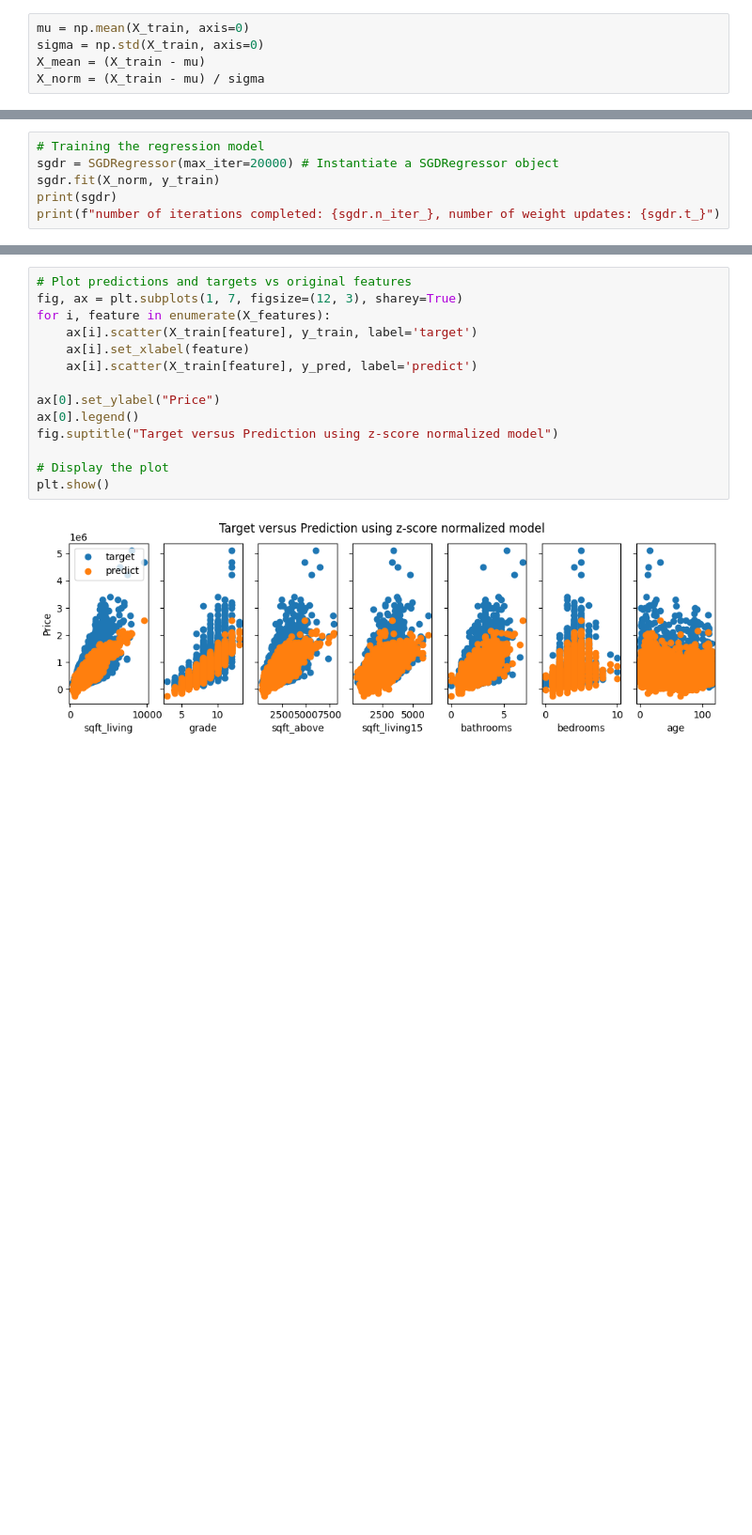
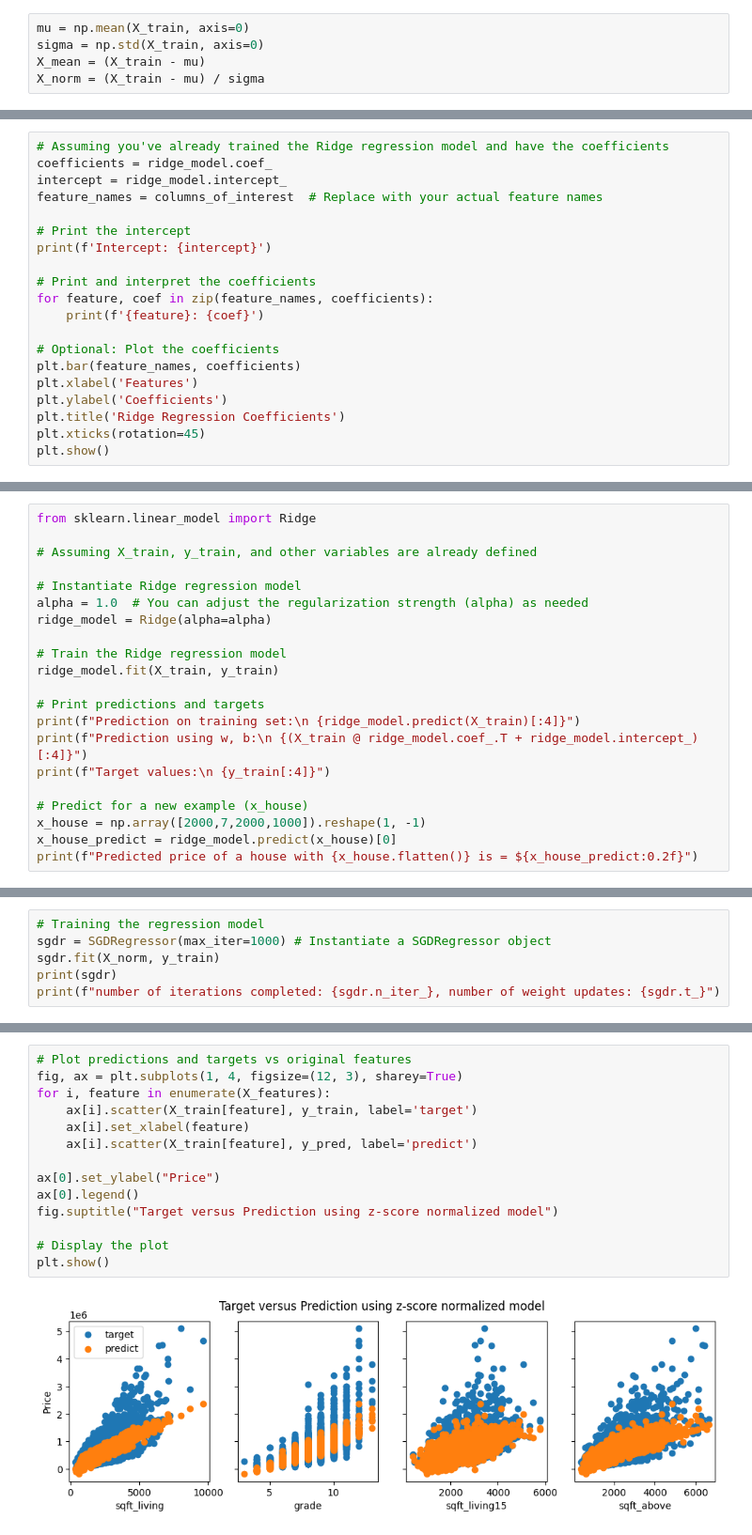
Before and after one commit to InsightQod/Housing, a Jupyter notebook: house_price_ml.ipynb, the cells around one changed output, grey strips where cells are left out. Shown at 94% size. Saved outputs shown, nothing was run; the diff lists cells and outputs as text; blank space fills up the shorter version.

```diff
--- a/house_price_ml.ipynb
+++ b/house_price_ml.ipynb
@@ -236,0 +285,20 @@ Peak to Peak range by column in Normalized X:[10.21  8.55  9.1   8.47  8.86 11.1
+# %%
+# Assuming you've already trained the Ridge regression model and have the coefficients
+coefficients = ridge_model.coef_
+intercept = ridge_model.intercept_
+feature_names = columns_of_interest  # Replace with your actual feature names
+
+# Print the intercept
+print(f'Intercept: {intercept}')
+
+# Print and interpret the coefficients
+for feature, coef in zip(feature_names, coefficients):
+    print(f'{feature}: {coef}')
+
+# Optional: Plot the coefficients
+plt.bar(feature_names, coefficients)
+plt.xlabel('Features')
+plt.ylabel('Coefficients')
+plt.title('Ridge Regression Coefficients')
+plt.xticks(rotation=45)
+plt.show()
@@ -236,0 +350,21 @@ Peak to Peak range by column in Normalized X:[10.21  8.55  9.1   8.47  8.86 11.1
+# %%
+from sklearn.linear_model import Ridge
+
+# Assuming X_train, y_train, and other variables are already defined
+
+# Instantiate Ridge regression model
+alpha = 1.0  # You can adjust the regularization strength (alpha) as needed
+ridge_model = Ridge(alpha=alpha)
+
+# Train the Ridge regression model
+ridge_model.fit(X_train, y_train)
+
+# Print predictions and targets
+print(f"Prediction on training set:\n {ridge_model.predict(X_train)[:4]}")
+print(f"Prediction using w, b:\n {(X_train @ ridge_model.coef_.T + ridge_model.intercept_)[:4]}")
+print(f"Target values:\n {y_train[:4]}")
+
+# Predict for a new example (x_house)
+x_house = np.array([2000,7,2000,1000]).reshape(1, -1)
+x_house_predict = ridge_model.predict(x_house)[0]
+print(f"Predicted price of a house with {x_house.flatten()} is = ${x_house_predict:0.2f}")
@@ -237,6 +389,6 @@ Peak to Peak range by column in Normalized X:[10.21  8.55  9.1   8.47  8.86 11.1
 # %%
 # Training the regression model
-sgdr = SGDRegressor(max_iter=20000) # Instantiate a SGDRegressor object
+sgdr = SGDRegressor(max_iter=1000) # Instantiate a SGDRegressor object
 sgdr.fit(X_norm, y_train)
 print(sgdr)
 print(f"number of iterations completed: {sgdr.n_iter_}, number of weight updates: {sgdr.t_}")
@@ -280,16 +438,16 @@ Name: price, Length: 100, dtype: float64
 # %%
 # Plot predictions and targets vs original features
-fig, ax = plt.subplots(1, 7, figsize=(12, 3), sharey=True)
+fig, ax = plt.subplots(1, 4, figsize=(12, 3), sharey=True)
 for i, feature in enumerate(X_features):
     ax[i].scatter(X_train[feature], y_train, label='target')
     ax[i].set_xlabel(feature)
     ax[i].scatter(X_train[feature], y_pred, label='predict')
 
 ax[0].set_ylabel("Price")
 ax[0].legend()
 fig.suptitle("Target versus Prediction using z-score normalized model")
 
 # Display the plot
 plt.show()
 # %% [output]
-[figure, old version]
+[figure, new version]
```
Also changed, not shown: parts of 35 cells of this notebook, 1 other file.
